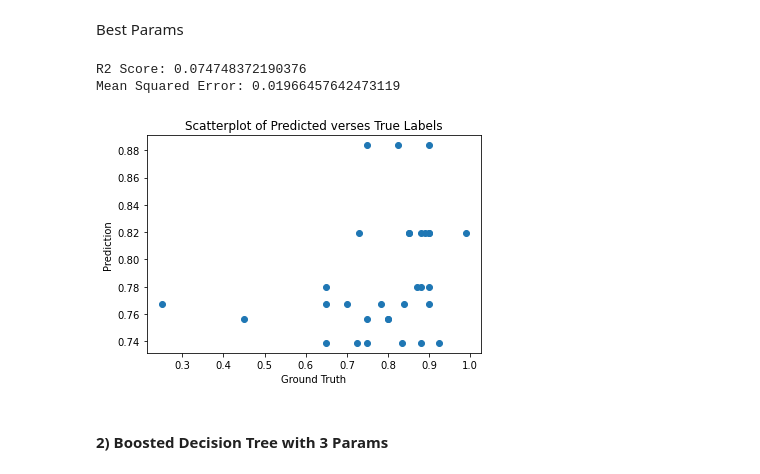
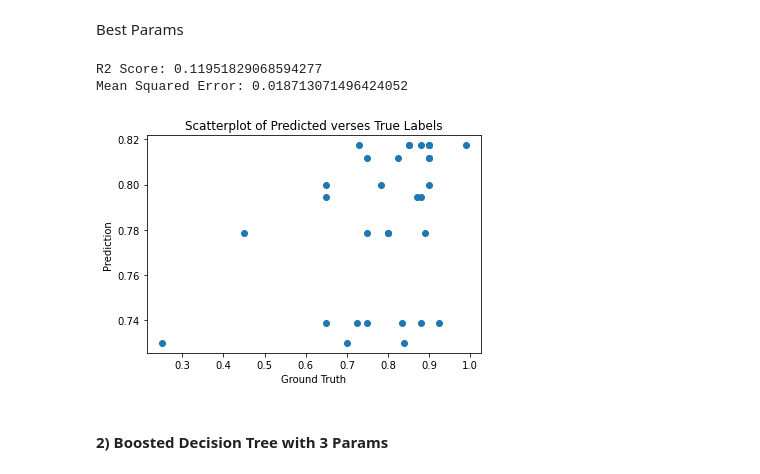
Before and after one commit to amandahutter/Movies-Analysis, a Jupyter notebook: Movies.ipynb, the cells around one changed output. Drawn from its saved outputs; the diff is of its cells as text; code cells hidden in the pictures.

```diff
--- a/Movies.ipynb
+++ b/Movies.ipynb
@@ -1400,25 +1400,25 @@ make_GridSearchCV_DT(X_Train_3, Y_Train_3)
 Best Params
 # %%
 dt_model = DecisionTreeRegressor(criterion = 'mse', splitter = 'random',
-                                 max_depth = 3, min_samples_leaf = 4,
+                                 max_depth = 4, min_samples_leaf = 7,
                                  random_state = 42)
 
 dt_model.fit(X_Train_3, Y_Train_3)
 
 Y_Test_Pred = dt_model.predict(X_Test_3)
 
 print("R2 Score:", r2_score(Y_Test_3, Y_Test_Pred))
 print("Mean Squared Error:",mean_squared_error(Y_Test_3, Y_Test_Pred))
 
 plt.scatter(Y_Test_3, Y_Test_Pred)
 plt.title('Scatterplot of Predicted verses True Labels')
 plt.xlabel('Ground Truth')
 plt.ylabel('Prediction')
 plt.show()
 # %% [output]
-R2 Score: 0.074748372190376
-Mean Squared Error: 0.01966457642473119
+R2 Score: 0.11951829068594277
+Mean Squared Error: 0.018713071496424052
-[figure, old version]
+[figure, new version]
 # %% [markdown]
 #### 2) Boosted Decision Tree with 3 Params
 # %%
```
Also changed, not shown: parts of 6 cells of this notebook.
